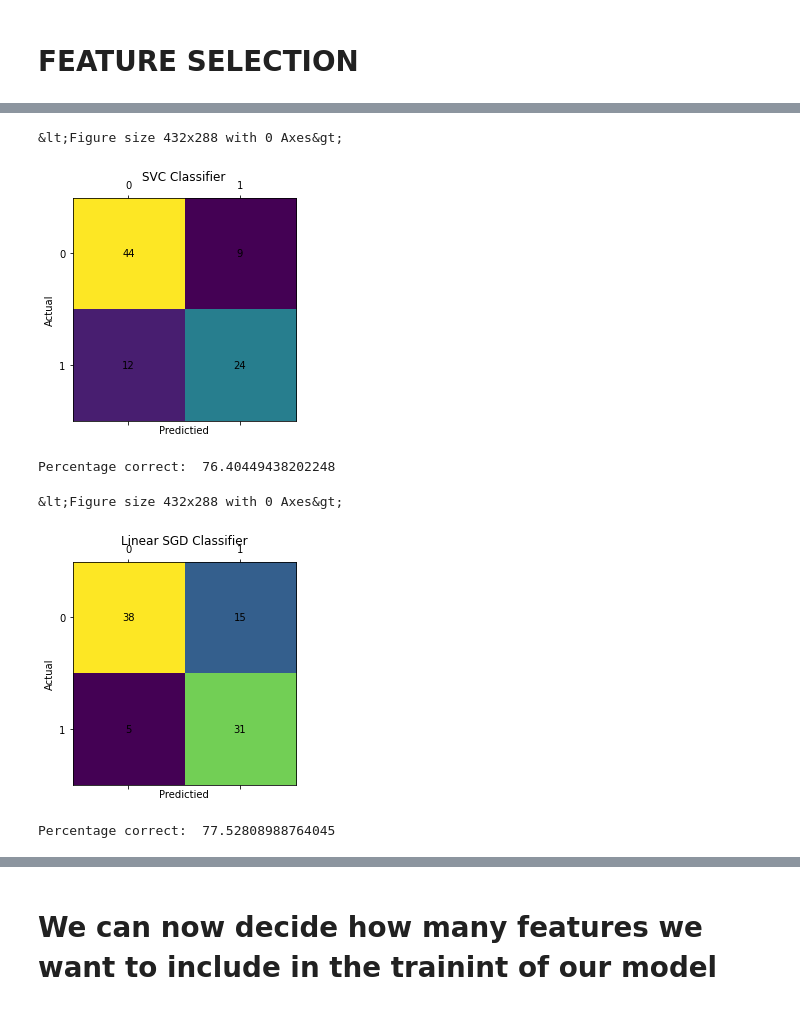
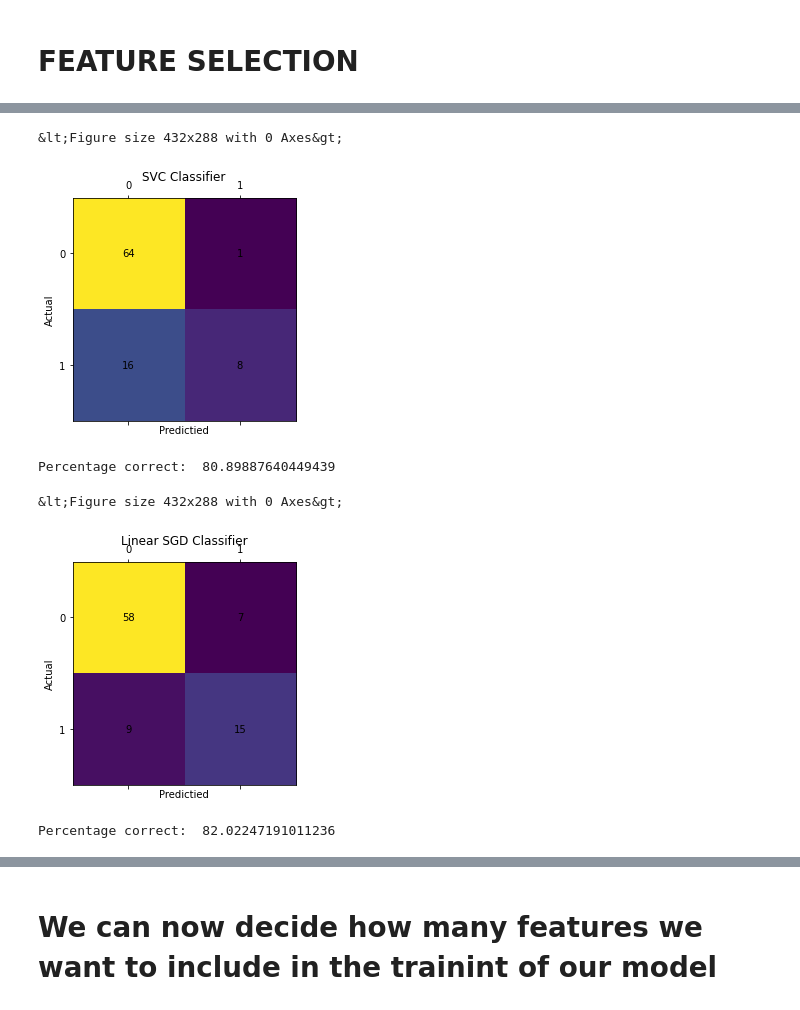
Before and after one commit to freshfish70/machine_learning, a Jupyter notebook: Diabetes.ipynb, the cells around one changed output, grey strips where cells are left out. Drawn from its saved outputs; the diff is of its cells as text; code cells hidden in the pictures.

```diff
--- a/Diabetes.ipynb
+++ b/Diabetes.ipynb
@@ -32,12 +32,12 @@ x, y = load_diabetes(return_X_y=True)
 diabetes = load_diabetes(as_frame=True)
 feature_names = diabetes['feature_names']
 
-DIABETES_VALUE = 160
+DIABETES_VALUE = 200
 PREDIABETES_VALUE = 115
 
 print("DATA PREVIEW")
 for i in range(0, 1):
-  print(f"AGE:{xtrain[i][0]}\nSEX: {xtrain[i][1]}\nBMI: {xtrain[i][2]}\nBP: {xtrain[i][3]}\nTC: {xtrain[i][4]}\nIDL: {xtrain[i][5]}\nHDL: {xtrain[i][6]}\nTCH: {xtrain[i][7]}\nLTG: {xtrain[i][8]}\nGLU: {xtrain[i][9]}\n")
+  print(f"AGE:{x[i][0]}\nSEX: {x[i][1]}\nBMI: {x[i][2]}\nBP: {x[i][3]}\nTC: {x[i][4]}\nIDL: {x[i][5]}\nHDL: {x[i][6]}\nTCH: {x[i][7]}\nLTG: {x[i][8]}\nGLU: {x[i][9]}\n")
 
 """ DIABETES CHART
                min   max   2hrs post meal
@@ -58,10 +58,10 @@ y_ = y_.astype(int)
 
 xtrain_labeled, xtest_labeled, ytrain_labeled, ytest_labeled = train_test_split(x, y_, test_size=0.2, random_state=42)
 
-print(f"X Train SHAPE: {xtrain.shape}\nY Train SHAPE: {ytrain.shape}")
+print(f"X Train SHAPE: {xtrain_normal.shape}\nY Train SHAPE: {ytrain_normal.shape}")
 
 min_max_scaler = MinMaxScaler(feature_range = (0,1))
-xtrain_standard = np.absolute(min_max_scaler.fit_transform(xtrain))
-xtest_standard = np.absolute(min_max_scaler.fit_transform(xtest))
+xtrain_standard_labeled = np.absolute(min_max_scaler.fit_transform(xtrain_labeled))
+xtest_standard_labeled = np.absolute(min_max_scaler.fit_transform(xtest_labeled))
 # %% [output]
 DATA PREVIEW
@@ -160,23 +176,21 @@ def plot_matrix(title, matrix):
 # %% [markdown]
 # FEATURE SELECTION
 # %%
-FEATURES = 8
+FEATURES = 4
 
 #find the most significant features from the inputs
-x_train_kbest, x_test_kbest, kbest = select_features(xtrain_standard, ytrain_labeled, xtest_standard, n_features=FEATURES)
+x_train_kbest, x_test_kbest, kbest = select_features(xtrain_standard_labeled, ytrain_labeled, xtest_standard_labeled, n_features=FEATURES)
 plot_kbest_score(kbest.scores_)
 
-transformed, pca = pca_features(dataset=xtrain_standard,transform=xtrain_standard, n_features=FEATURES)
+transformed, pca = pca_features(dataset=xtrain_standard_labeled, transform=xtrain_standard_labeled, n_features=FEATURES)
 x_train_pca = transformed
-transformed, pca = pca_features(dataset=xtrain_standard,transform=xtest_standard, n_features=FEATURES)
+transformed, pca = pca_features(dataset=xtrain_standard_labeled, transform=xtest_standard_labeled, n_features=FEATURES)
 x_test_pca = transformed
 plot_pca_variance(pca)
 
-print()
 # SET TRAIN TEST DATA HERE!!!!
-
-x_train = x_train_kbest
-x_test = x_test_kbest
+x_train = x_train_pca
+x_test = x_test_pca
 y_train = ytrain_labeled
 y_test = ytest_labeled
 # %% [output]
@@ -197,43 +211,50 @@ from sklearn.linear_model import SGDClassifier
 
 
 # CREATE ANN for predicting Diabetes
 predicter = Sequential()
-predicter.add(Dense(units=16, activation='relu', input_dim=FEATURES, name='Input'))
-predicter.add(Dense(units= 8, activation='relu', name='hidden'))
-predicter.add(Dense(units= 4, activation='relu', name='hidden2'))
-predicter.add(Dense(units= 1, activation='sigmoid',name='Output'))
-# binary_crossentropy
-predicter.compile(optimizer='nadam', loss='mean_squared_logarithmic_error', metrics=['accuracy'])
+predicter.add(Dense(units=25, activation='relu', input_dim=FEATURES, name='Input', kernel_initializer='he_uniform'))
+predicter.add(Dense(units= 20, activation='relu', name='hidden'))
+predicter.add(Dense(units= 15, activation='tanh', name='hidden2'))
+predicter.add(Dense(units= 1, activation='tanh',name='Output'))
+# - BINARY
+# binary_crossentropy - 2 classes
+# categorical_crossentropy - multiple classes
+# hinge - -1 to 1
+# squared_hinge
+# - REGRESSION
+# mean_squared_error
+# mean_absolute_error
+predicter.compile(optimizer='nadam', loss='hinge', metrics=['accuracy'])
 
 # CONFUSION MATRIX
 svc_clf = SVC(random_state=42,kernel='rbf', C=2200, gamma=0.0001)
 svc_clf.fit(x_train, y_train)
 y_predSVC = svc_clf.predict(x_test)
 svc_clf.get_params
 
 cm = confusion_matrix(y_true=y_test, y_pred=y_predSVC)
 plot_matrix("SVC Classifier", cm)
 print_percent_correct(y_predSVC, y_test)
 
 # Linear SDG classifier using SVM(Support vector machine)
 sgd_clf = SGDClassifier(random_state=42, max_iter=2000, tol=0.001)
 sgd_clf.fit(x_train, y_train)
 y_predSDG = sgd_clf.predict(x_test)
 
 
 # Confusion SGD
 cm2 = confusion_matrix(y_true=y_test, y_pred=y_predSDG)
 plot_matrix("Linear SGD Classifier", cm2)
 print_percent_correct(y_predSDG, y_test)
 
 # what are scores for the features
 # %% [output]
 &lt;Figure size 432x288 with 0 Axes&gt;
-[figure, old version]
+[figure, new version]
-Percentage correct:  76.40449438202248
+Percentage correct:  80.89887640449439
 &lt;Figure size 432x288 with 0 Axes&gt;
-[figure, old version]
+[figure, new version]
-Percentage correct:  77.52808988764045
+Percentage correct:  82.02247191011236
 # %%
 history = predicter.fit(x = x_train, y=y_train, epochs=500, batch_size=90, shuffle=True,\
                     validation_data=(x_test, y_test), verbose=1)
```
Also changed, not shown: parts of 6 cells of this notebook.
